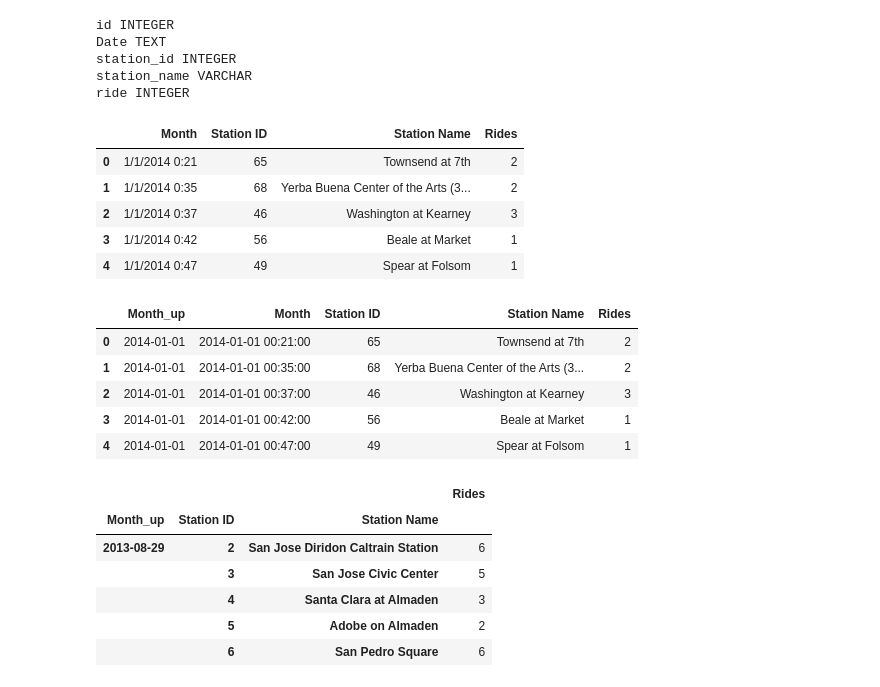
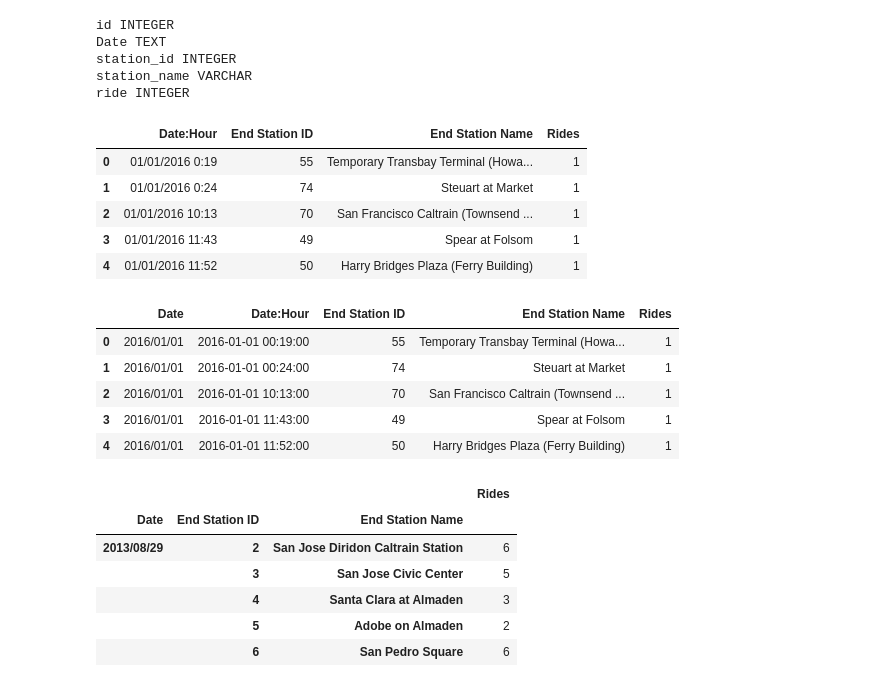
Before and after one commit to irakliintskirveli/Final_Project, a Jupyter notebook: bike_sharE_data.ipynb, the cells around one changed output. Drawn from its saved outputs; the diff is of its cells as text; code cells hidden in the pictures.

Commit message:
Added script for end date station aggregation

```diff
--- a/bike_sharE_data.ipynb
+++ b/bike_sharE_data.ipynb
@@ -122,6 +122,7 @@ Base.classes.keys()
 Station = Base.classes.station
 Status = Base.classes.status
 Trip = Base.classes.trip
+TripS = Base.classes.trip_start_agg
 # %%
 # Create the inspector and connect it to the engine
 inspector = inspect(engine)
@@ -401,38 +402,43 @@ for index, row in datagroupdatestartdf.iterrows():
 data = session.query(Trip.end_date,Trip.end_station_id,Trip.end_station_name,func.count(Trip.end_station_id)).group_by(Trip.end_date,Trip.end_station_id,Trip.end_station_name).all()
 # %%
-#loading query result into DF
-dataendstationdf = pd.DataFrame(data, columns=['Month','Station ID','Station Name','Rides'])
+#transforming query data into DataFrame
+dataendstationdf = pd.DataFrame(data, columns=['Date:Hour','End Station ID','End Station Name','Rides'])
 dataendstationdf.head()
 # %% [output]
-|  | Month | Station ID | Station Name | Rides |
-| 0 | 1/1/2014 0:21 | 65 | Townsend at 7th | 2 |
-| 1 | 1/1/2014 0:35 | 68 | Yerba Buena Center of the Arts (3... | 2 |
-| 2 | 1/1/2014 0:37 | 46 | Washington at Kearney | 3 |
-| 3 | 1/1/2014 0:42 | 56 | Beale at Market | 1 |
-| 4 | 1/1/2014 0:47 | 49 | Spear at Folsom | 1 |
+|  | Date:Hour | End Station ID | End Station Name | Rides |
+| 0 | 01/01/2016 0:19 | 55 | Temporary Transbay Terminal (Howa... | 1 |
+| 1 | 01/01/2016 0:24 | 74 | Steuart at Market | 1 |
+| 2 | 01/01/2016 10:13 | 70 | San Francisco Caltrain (Townsend ... | 1 |
+| 3 | 01/01/2016 11:43 | 49 | Spear at Folsom | 1 |
+| 4 | 01/01/2016 11:52 | 50 | Harry Bridges Plaza (Ferry Building) | 1 |
 # %%
+from pandas.tseries.offsets import MonthEnd
+#converting data to datetime
+dataendstationdf['Date:Hour'] = pd.to_datetime(dataendstationdf["Date:Hour"])
+
+#grouping date to day from hour of day
 #creating a new date column without timestamp
-dataendstationdf["Month"] = pd.to_datetime(dataendstationdf["Month"])
-dataendstationdf['Month_up'] = dataendstationdf['Month'].dt.date
+dataendstationdf['Date'] = dataendstationdf['Date:Hour'].dt.strftime('%Y/%m/%d')
+
 #renaming columns
-dataendstationdf = dataendstationdf[['Month_up','Month','Station ID','Station Name','Rides']]
+dataendstationdf = dataendstationdf[['Date','Date:Hour','End Station ID','End Station Name','Rides']]
 dataendstationdf.head()
 # %% [output]
-|  | Month_up | Month | Station ID | Station Name | Rides |
-| 0 | 2014-01-01 | 2014-01-01 00:21:00 | 65 | Townsend at 7th | 2 |
-| 1 | 2014-01-01 | 2014-01-01 00:35:00 | 68 | Yerba Buena Center of the Arts (3... | 2 |
-| 2 | 2014-01-01 | 2014-01-01 00:37:00 | 46 | Washington at Kearney | 3 |
-| 3 | 2014-01-01 | 2014-01-01 00:42:00 | 56 | Beale at Market | 1 |
-| 4 | 2014-01-01 | 2014-01-01 00:47:00 | 49 | Spear at Folsom | 1 |
+|  | Date | Date:Hour | End Station ID | End Station Name | Rides |
+| 0 | 2016/01/01 | 2016-01-01 00:19:00 | 55 | Temporary Transbay Terminal (Howa... | 1 |
+| 1 | 2016/01/01 | 2016-01-01 00:24:00 | 74 | Steuart at Market | 1 |
+| 2 | 2016/01/01 | 2016-01-01 10:13:00 | 70 | San Francisco Caltrain (Townsend ... | 1 |
+| 3 | 2016/01/01 | 2016-01-01 11:43:00 | 49 | Spear at Folsom | 1 |
+| 4 | 2016/01/01 | 2016-01-01 11:52:00 | 50 | Harry Bridges Plaza (Ferry Building) | 1 |
 # %%
-#grouping columns to month, station ID, and station name
-dataendstationdfGB = dataendstationdf.groupby(['Month_up','Station ID','Station Name'])
-datagroupmonthenddf = dataendstationdfGB.sum()
-datagroupmonthenddf.head()
+#grouping columns to date, end station ID, and end station name
+dataendstationdfGB = dataendstationdf.groupby(['Date','End Station ID','End Station Name'])
+datagroupenddatedf = dataendstationdfGB.sum()
+datagroupenddatedf.head()
 # %% [output]
 |  |  |  | Rides |
-| Month_up | Station ID | Station Name |  |
-| 2013-08-29 | 2 | San Jose Diridon Caltrain Station | 6 |
+| Date | End Station ID | End Station Name |  |
+| 2013/08/29 | 2 | San Jose Diridon Caltrain Station | 6 |
 |  | 3 | San Jose Civic Center | 5 |
 |  | 4 | Santa Clara at Almaden | 3 |
 |  | 5 | Adobe on Almaden | 2 |
```
Also changed, not shown: parts of 9 cells of this notebook.
